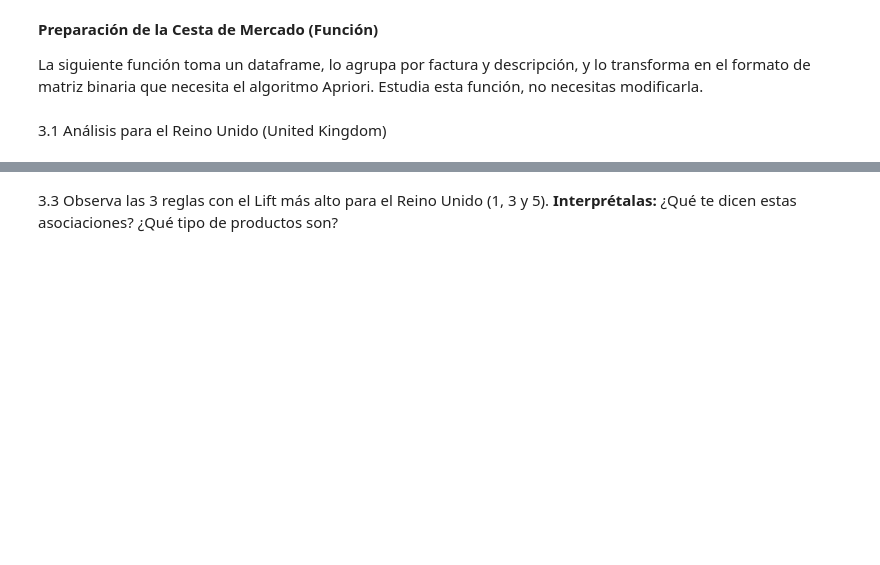
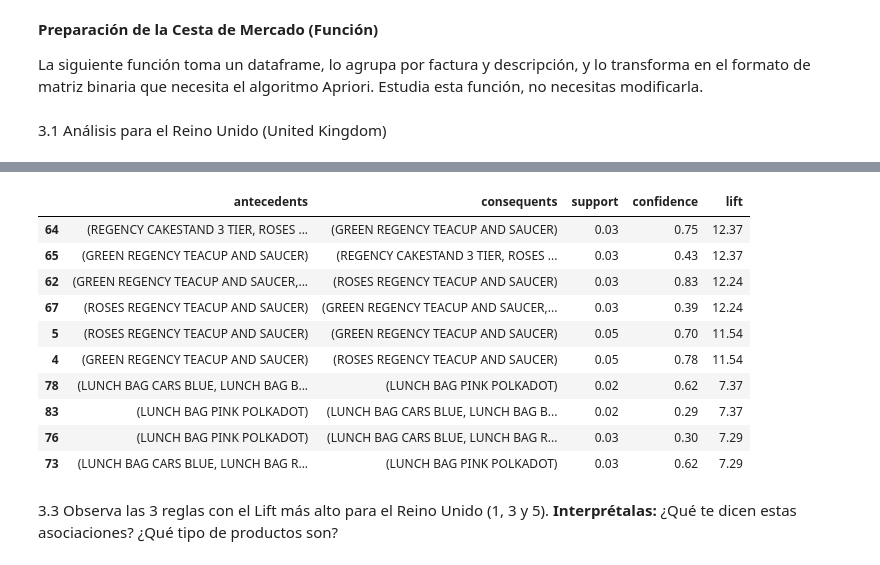
Before and after one commit to ferneyreina19/2025-segundo-semestre-ia-economia, a Jupyter notebook: clases/4_Aprendizaje_no_supervisado/2_Taller_Apriori.ipynb, the cells around one changed output, grey strips where cells are left out. Saved outputs shown, nothing was run; the diff lists cells and outputs as text; code cells hidden in the pictures; blank space fills up the shorter version.

```diff
--- a/clases/4_Aprendizaje_no_supervisado/2_Taller_Apriori.ipynb
+++ b/clases/4_Aprendizaje_no_supervisado/2_Taller_Apriori.ipynb
@@ -136,3 +240,6 @@ def preparar_cesta(dataframe, pais):
 # %%
 # TAREA: Usa la función preparar_cesta para obtener la matriz de transacciones del Reino Unido.
 ### TU CÓDIGO AQUÍ ###
+pais = 'United Kingdom'
+df_cesta = preparar_cesta(df_limpio, pais)
+df_cesta.head()
@@ -139,3 +254,6 @@ def preparar_cesta(dataframe, pais):
 # %%
 # TAREA: Aplica el algoritmo apriori para encontrar itemsets con un soporte mínimo de 2%.
 ### TU CÓDIGO AQUÍ ###
+frequent_itemsets = apriori(df_cesta, min_support=0.02, use_colnames=True)
+frequent_itemsets.sort_values(by='support', ascending=False, inplace=True)
+frequent_itemsets.head()
@@ -142,3 +267,6 @@ def preparar_cesta(dataframe, pais):
 # %%
 # TAREA: Genera las reglas de asociación. Queremos reglas con un Lift mayor a 3.
 ### TU CÓDIGO AQUÍ ###
+rules_UK = association_rules(frequent_itemsets, metric="lift", min_threshold=3)
+rules_UK = rules_UK.sort_values(by='lift', ascending=False)
+rules_UK.head()
@@ -145,5 +280,19 @@ def preparar_cesta(dataframe, pais):
 # %%
 # Ordena las reglas por Lift y Confianza de mayor a menor
 ### TU CÓDIGO AQUÍ ###
+rules_UK =rules_UK[['antecedents', 'consequents', 'support', 'confidence', 'lift']].sort_values(by=['lift', 'confidence'], ascending=[False, False])
+rules_UK.head(10)
+# %% [output]
+|  | antecedents | consequents | support | confidence | lift |
+| 64 | (REGENCY CAKESTAND 3 TIER, ROSES ... | (GREEN REGENCY TEACUP AND SAUCER) | 0.03 | 0.75 | 12.37 |
+| 65 | (GREEN REGENCY TEACUP AND SAUCER) | (REGENCY CAKESTAND 3 TIER, ROSES ... | 0.03 | 0.43 | 12.37 |
+| 62 | (GREEN REGENCY TEACUP AND SAUCER,... | (ROSES REGENCY TEACUP AND SAUCER) | 0.03 | 0.83 | 12.24 |
+| 67 | (ROSES REGENCY TEACUP AND SAUCER) | (GREEN REGENCY TEACUP AND SAUCER,... | 0.03 | 0.39 | 12.24 |
+| 5 | (ROSES REGENCY TEACUP AND SAUCER) | (GREEN REGENCY TEACUP AND SAUCER) | 0.05 | 0.70 | 11.54 |
+| 4 | (GREEN REGENCY TEACUP AND SAUCER) | (ROSES REGENCY TEACUP AND SAUCER) | 0.05 | 0.78 | 11.54 |
+| 78 | (LUNCH BAG CARS BLUE, LUNCH BAG B... | (LUNCH BAG PINK POLKADOT) | 0.02 | 0.62 | 7.37 |
+| 83 | (LUNCH BAG PINK POLKADOT) | (LUNCH BAG CARS BLUE, LUNCH BAG B... | 0.02 | 0.29 | 7.37 |
+| 76 | (LUNCH BAG PINK POLKADOT) | (LUNCH BAG CARS BLUE, LUNCH BAG R... | 0.03 | 0.30 | 7.29 |
+| 73 | (LUNCH BAG CARS BLUE, LUNCH BAG R... | (LUNCH BAG PINK POLKADOT) | 0.03 | 0.62 | 7.29 |
 # %% [markdown]
 3.3 Observa las 3 reglas con el Lift más alto para el Reino Unido (1, 3 y 5). **Interprétalas:** ¿Qué te dicen estas asociaciones? ¿Qué tipo de productos son?
```
Also changed, not shown: parts of 24 cells of this notebook, 1 other file.
